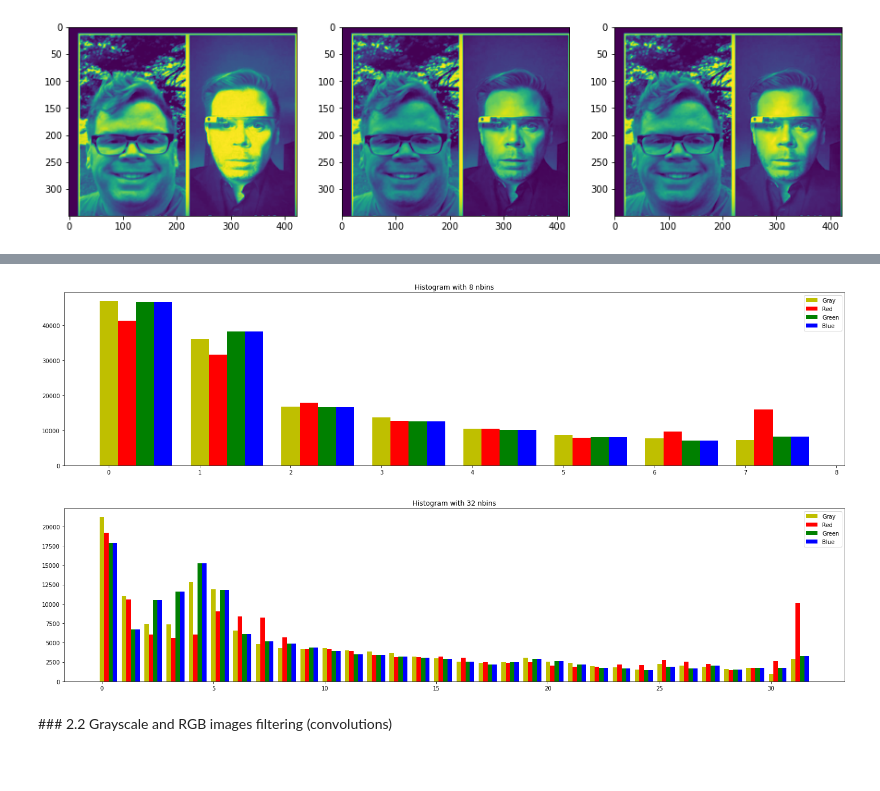
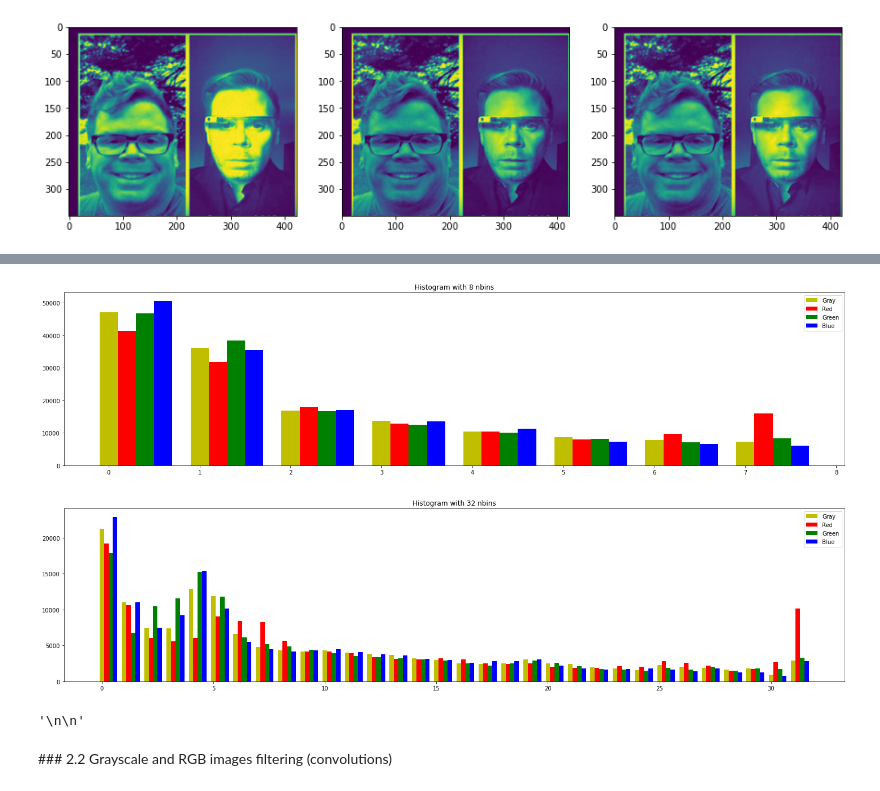
Before and after one commit to rsberrocal/VA_Practicas, a Jupyter notebook: Lab2/p2_Richard.ipynb, the cells around one changed output, grey strips where cells are left out. Drawn from its saved outputs; the diff is of its cells as text; code cells hidden in the pictures.

```diff
--- a/Lab2/p2_Richard.ipynb
+++ b/Lab2/p2_Richard.ipynb
@@ -125,7 +125,7 @@ def show_histogram(image, bins):
     histo_gray = exposure.histogram(gray_image, nbins=bins)
     histo_r = exposure.histogram(red_image, nbins=bins)
     histo_g = exposure.histogram(green_image, nbins=bins)
-    histo_b = exposure.histogram(float_imgb, nbins=bins)
+    histo_b = exposure.histogram(blue_image, nbins=bins)
 
     # Creating the plot
     fig, ax = plt.subplots(ncols = 1, figsize = (20, 5))
@@ -158,18 +158,23 @@ def show_histogram(image, bins):
 # %%
 '''
 Histrogram show us all the frecuency for each different data
 '''
 
 show_histogram(original_face, 8)
 
 show_histogram(original_face, 32)
 
 '''
+A simple vista lo que se ve es que tenemos más valores bajos (colores oscuros) que del resto.
+
+Los pixeles más oscuros predominan los canales verde y azul mientras que en los más claros el que predomina es el rojo.
+
 
 '''
 # %% [output]
-[figure, old version]
+[figure, new version]
-[figure, old version]
+[figure, new version]
+'\n\n'
 # %% [markdown]
 ### 2.2 Grayscale and RGB images filtering (convolutions)
 # %% [markdown]
```
Also changed, not shown: parts of 2 cells of this notebook.
